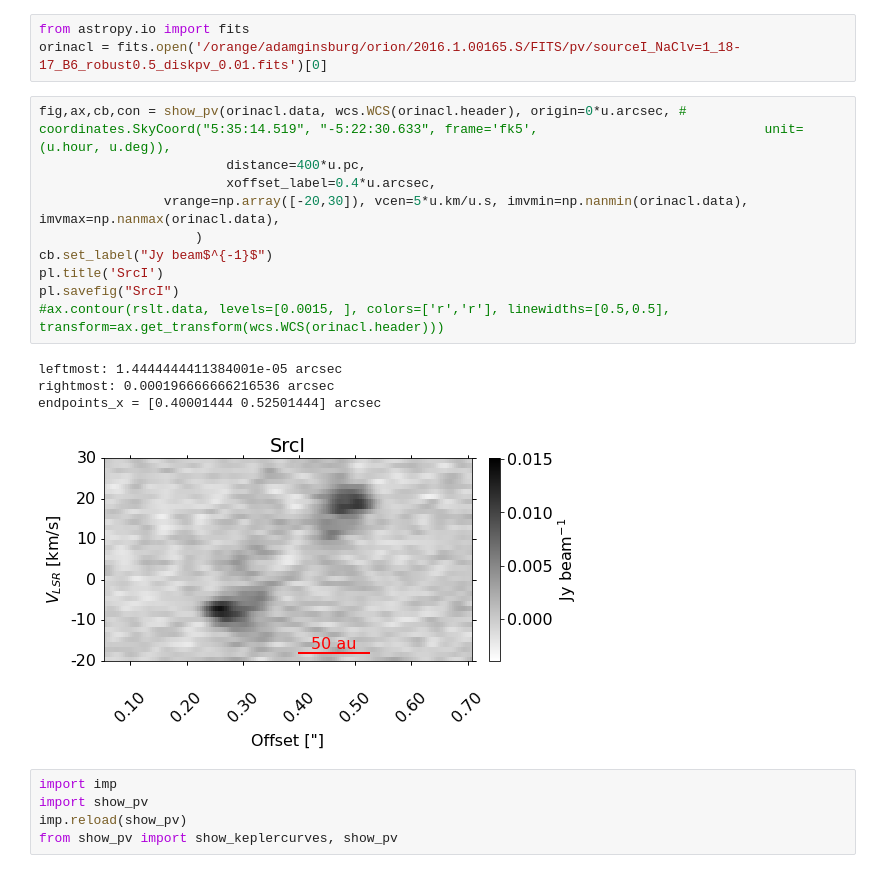
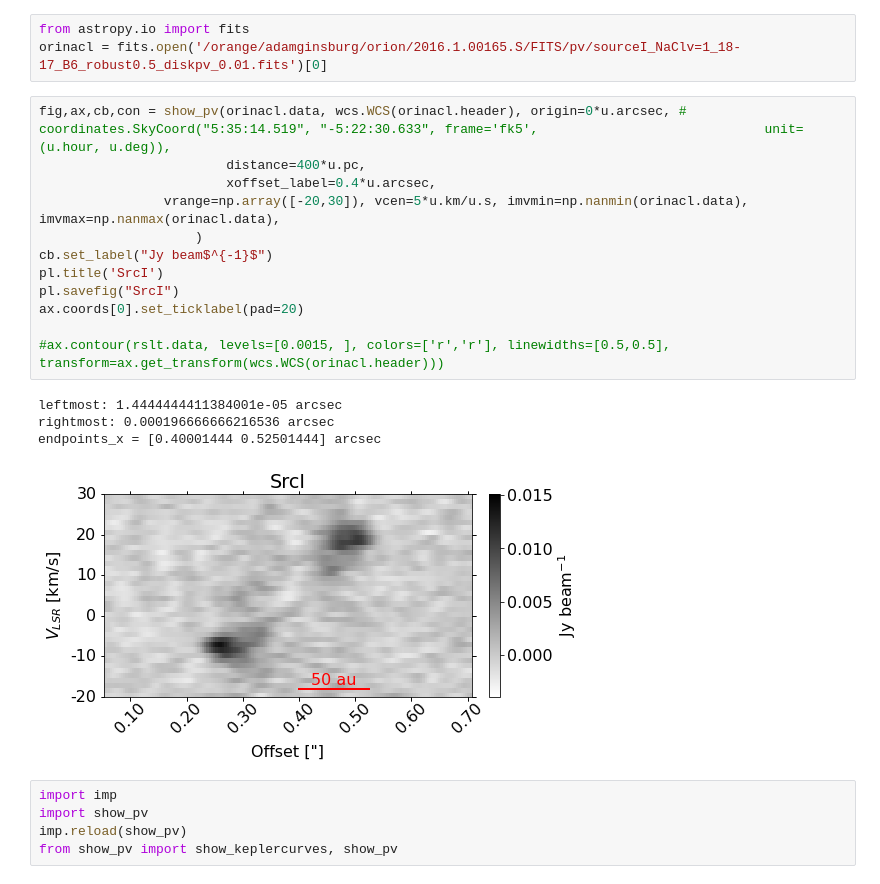
Before and after one commit to keflavich/saltmining, a Jupyter notebook: notebooks/Maud.ipynb, the cells around one changed output. Drawn from its saved outputs; the diff is of its cells as text.

```diff
--- a/notebooks/Maud.ipynb
+++ b/notebooks/Maud.ipynb
@@ -1325,18 +1329,20 @@ orinacl = fits.open('/orange/adamginsburg/orion/2016.1.00165.S/FITS/pv/sourceI_N
 # %%
 fig,ax,cb,con = show_pv(orinacl.data, wcs.WCS(orinacl.header), origin=0*u.arcsec, # coordinates.SkyCoord("5:35:14.519", "-5:22:30.633", frame='fk5',                             unit=(u.hour, u.deg)),
                         distance=400*u.pc,
                         xoffset_label=0.4*u.arcsec,
                 vrange=np.array([-20,30]), vcen=5*u.km/u.s, imvmin=np.nanmin(orinacl.data), imvmax=np.nanmax(orinacl.data),
                     )
 cb.set_label("Jy beam$^{-1}$")
 pl.title('SrcI')
 pl.savefig("SrcI")
+ax.coords[0].set_ticklabel(pad=20)
+
 #ax.contour(rslt.data, levels=[0.0015, ], colors=['r','r'], linewidths=[0.5,0.5], transform=ax.get_transform(wcs.WCS(orinacl.header)))
 # %% [output]
 leftmost: 1.4444444411384001e-05 arcsec
 rightmost: 0.000196666666216536 arcsec
 endpoints_x = [0.40001444 0.52501444] arcsec
-[figure, old version]
+[figure, new version]
 # %%
 import imp
 import show_pv
```
Also changed, not shown: parts of 12 cells of this notebook, 4 other files.
